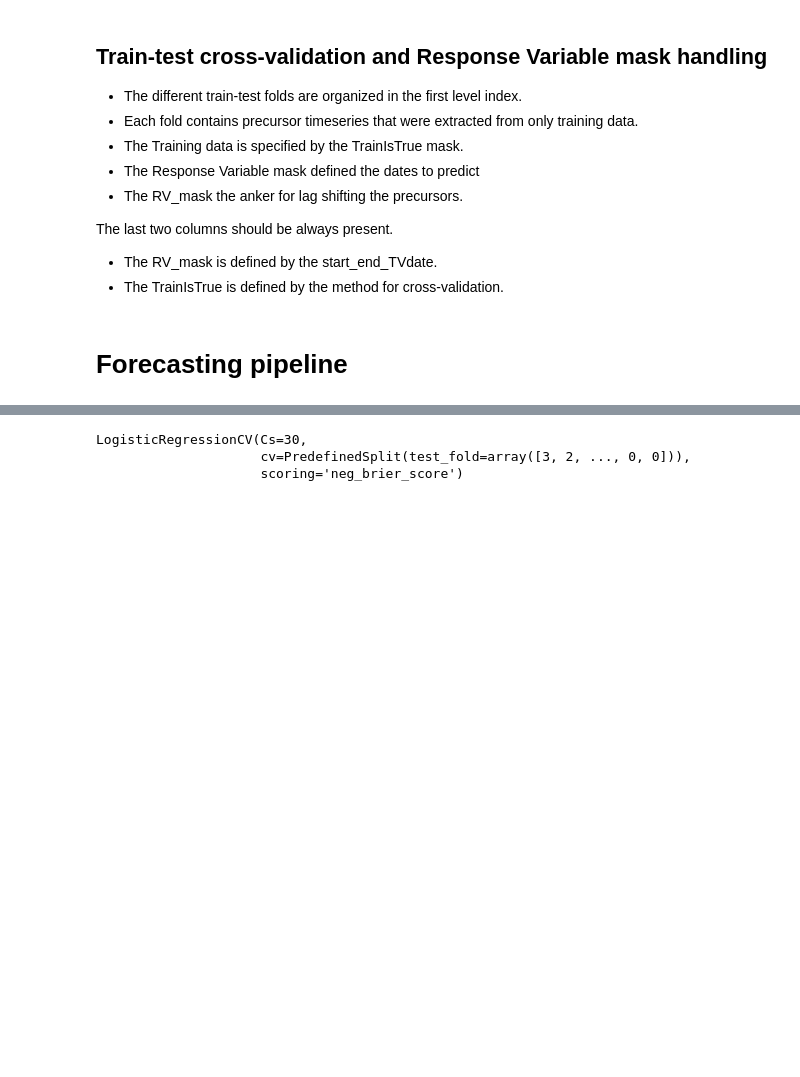
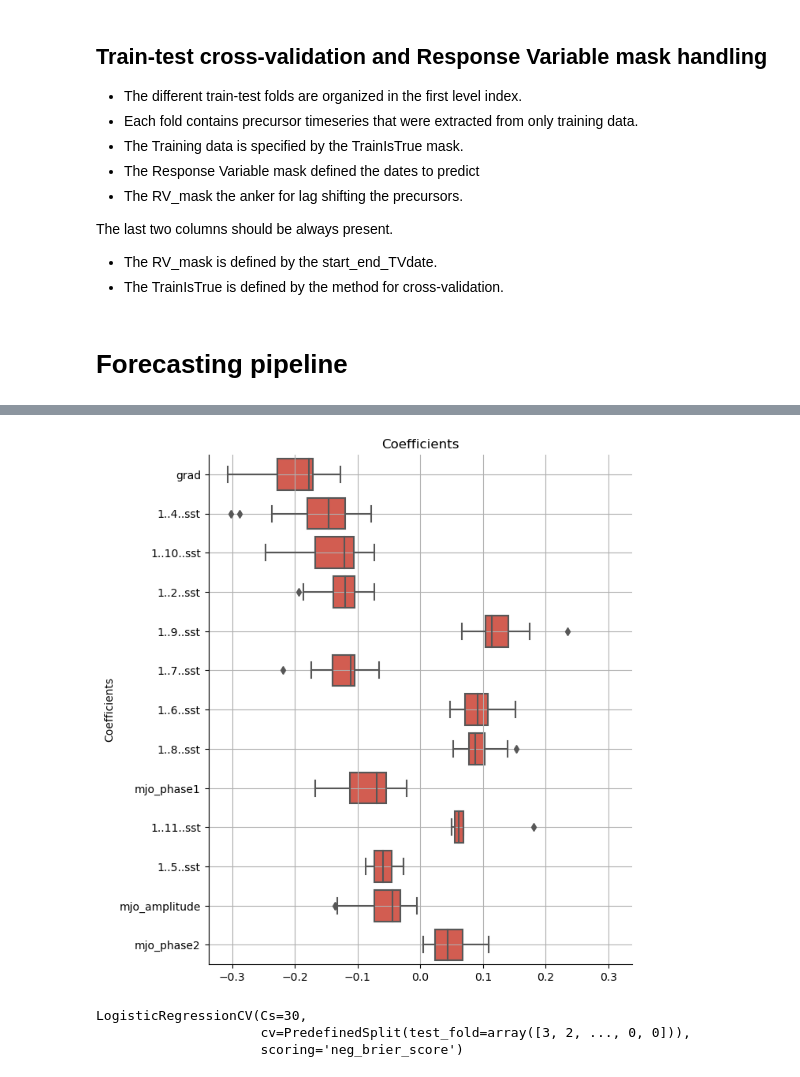
Before and after one commit to AI4S2S/Lorentz_proto, a Jupyter notebook: Lorentz_sem.ipynb, the cells around one changed output, grey strips where cells are left out. Drawn from its saved outputs; the diff is of its cells as text; code cells hidden in the pictures; blank space fills up the shorter version.

```diff
--- a/Lorentz_sem.ipynb
+++ b/Lorentz_sem.ipynb
@@ -262,3 +275,9 @@ Train score
+# %%
+from RGCPD.forecasting.stat_models import plot_importances
+coeff, fig = plot_importances(models_splits_lags=model_lags, lag=1)
+fig
+# %% [output]
+[figure, added]
 # %%
 model_lags['lag_1']['split_0']
 # %% [output]
```
Also changed, not shown: parts of 10 cells of this notebook, 1 other file.
